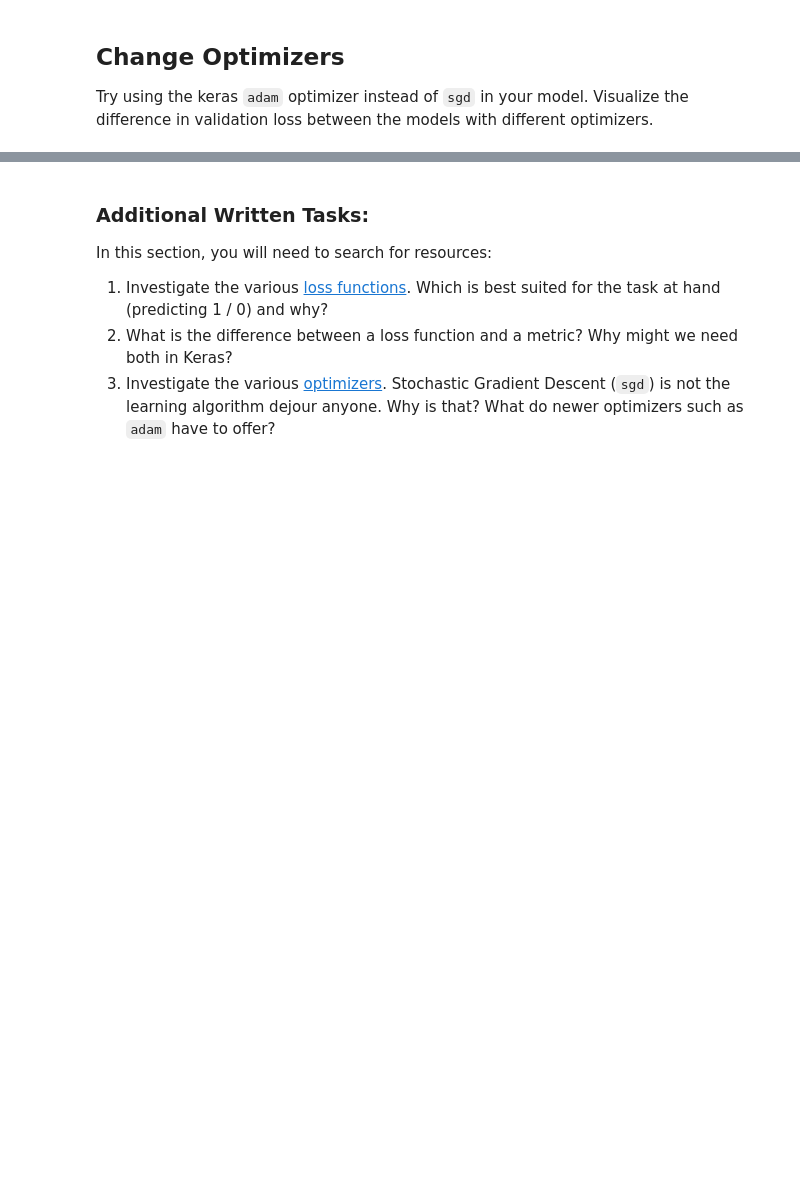
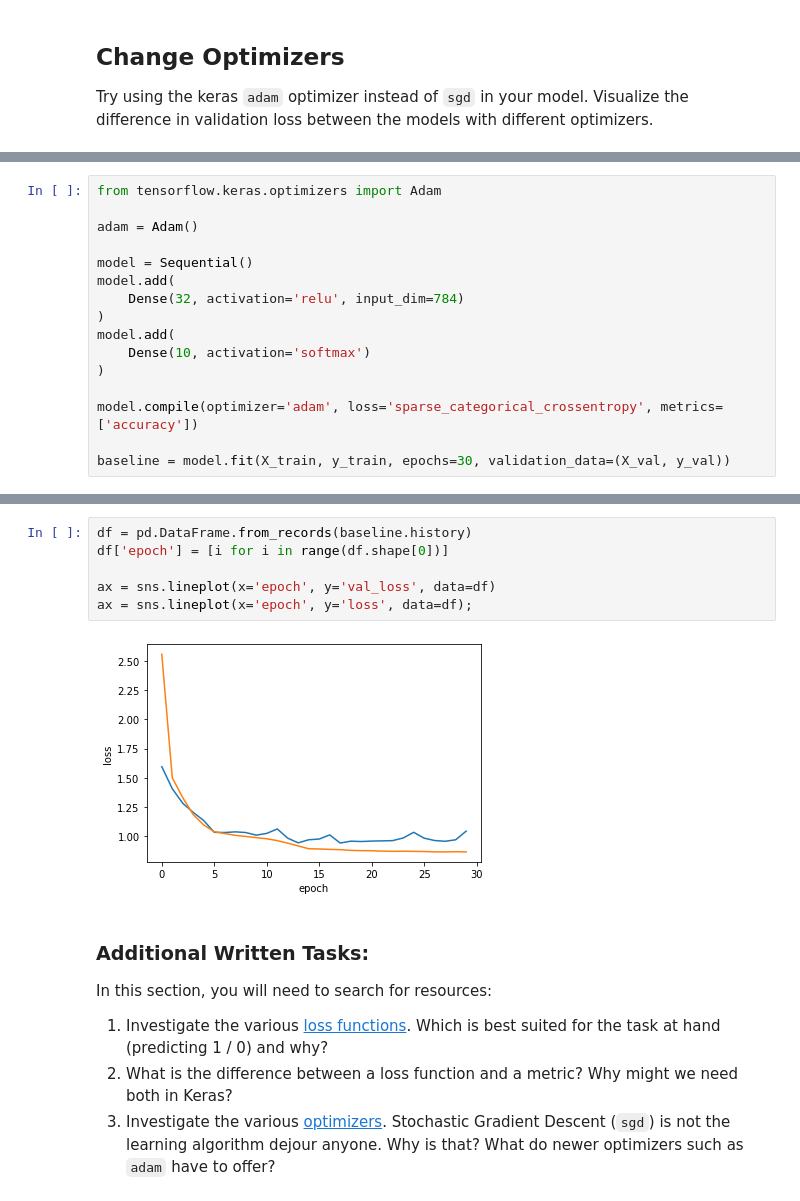
Before and after one commit to IvanCampos11/DS-Unit-4-Sprint-2-Neural-Networks, a Jupyter notebook: module1-Architect/LS_DS_431_Architect_Assignment.ipynb, the cells around one changed output, grey strips where cells are left out. Cells and saved outputs as stored; diff of their text form; blank space fills up the shorter version.

```diff
--- a/module1-Architect/LS_DS_431_Architect_Assignment.ipynb
+++ b/module1-Architect/LS_DS_431_Architect_Assignment.ipynb
@@ -173,0 +170,16 @@ adam = Adam()
+# %%
+from tensorflow.keras.optimizers import Adam
+
+adam = Adam()
+
+model = Sequential()
+model.add(
+    Dense(32, activation='relu', input_dim=784)
+)
+model.add(
+    Dense(10, activation='softmax')
+)
+
+model.compile(optimizer='adam', loss='sparse_categorical_crossentropy', metrics=['accuracy'])
+
+baseline = model.fit(X_train, y_train, epochs=30, validation_data=(X_val, y_val))
@@ -174,3 +204,11 @@ adam = Adam()
+# %%
+df = pd.DataFrame.from_records(baseline.history)
+df['epoch'] = [i for i in range(df.shape[0])]
+
+ax = sns.lineplot(x='epoch', y='val_loss', data=df)
+ax = sns.lineplot(x='epoch', y='loss', data=df);
+# %% [output]
+[figure, added]
 # %% [markdown]
 ### Additional Written Tasks:
 In this section, you will need to search for resources:
```
Also changed, not shown: parts of 8 cells of this notebook.
